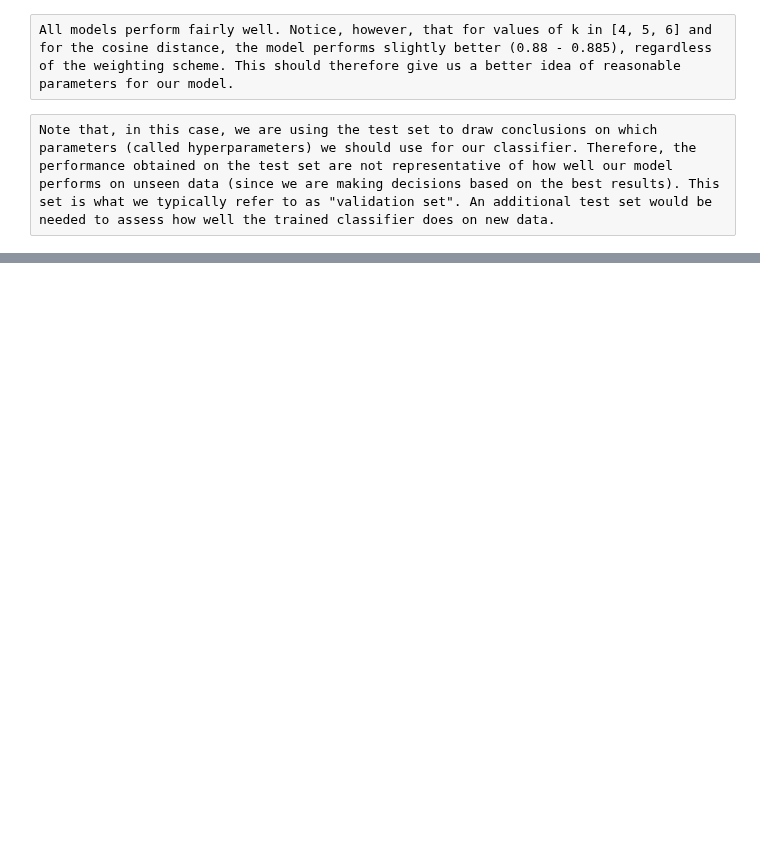
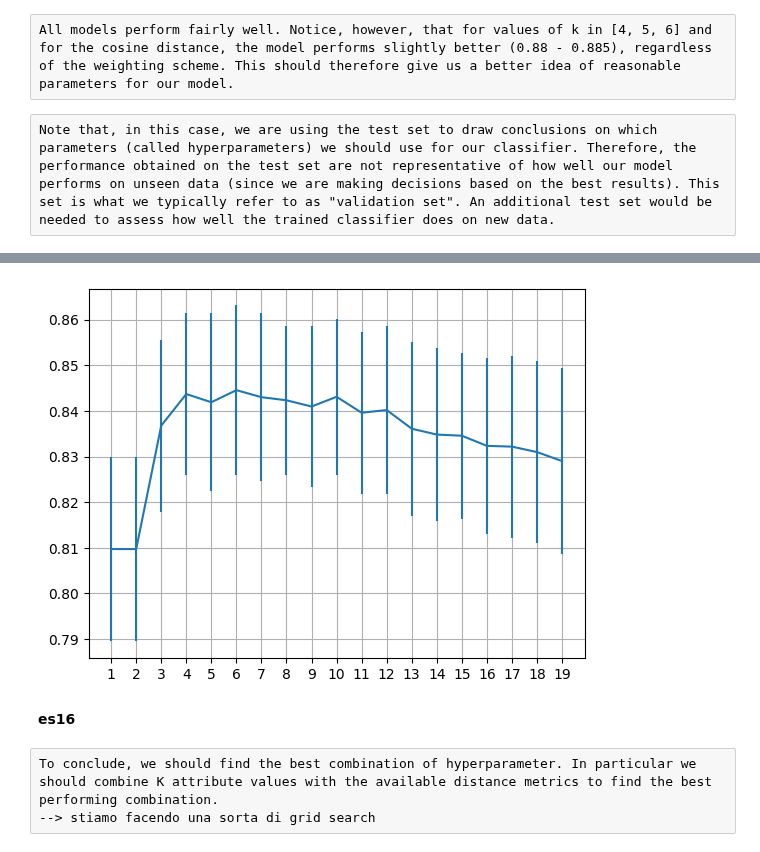
Before and after one commit to letiBri/DS-ML, a Jupyter notebook: LAB03/LAB03.ipynb, the cells around one changed output, grey strips where cells are left out. Cells and saved outputs as stored; diff of their text form; code cells hidden in the pictures; blank space fills up the shorter version.

```diff
--- a/LAB03/LAB03.ipynb
+++ b/LAB03/LAB03.ipynb
@@ -868,0 +982,26 @@ Note that, in this case, we are using the test set to draw conclusions on which
+# %%
+n_runs = 20 # quante volte riprovo le combinazioni di train e test set
+neighs = range(1, 20) # quanti vicini considero per il knn
+
+# create an array to save all single results
+perf = np.empty((n_runs, len(neighs)))
+
+for run in range(n_runs):
+    # create a new train/test split
+    np.random.shuffle(mask)
+    X_train = X[mask]
+    X_test = X[~mask]
+    y_train = y[mask]
+    y_test = y[~mask]
+
+    # scale the feature values
+    mean = np.mean(X_train, axis=0)
+    std = np.std(X_train, axis=0)
+    X_train_scaled = (X_train - mean) / std
+    X_test_scaled = (X_test - mean) / std
+
+    # run the classifier multiple times and store the result of each run
+    for i, n_neigh in enumerate(neighs):
+        knn_model = KNearestNeighbors4(n_neigh, "euclidean", "uniform")
+        knn_model.fit(X_train_scaled, y_train)
+        perf[run, i] = accuracy_score(y_test, knn_model.predict(X_test_scaled))
@@ -868,0 +1010,13 @@ Note that, in this case, we are using the test set to draw conclusions on which
+# %%
+fig, ax = plt.subplots()
+
+ax.errorbar(neighs, perf.mean(axis=0), perf.std(axis=0))
+ax.set_xticks(neighs);
+ax.grid()
+# %% [output]
+[figure, added]
+# %% [markdown]
+**es16**
+# %% [raw]
+To conclude, we should find the best combination of hyperparameter. In particular we should combine K attribute values with the available distance metrics to find the best performing combination.
+--> stiamo facendo una sorta di grid search
```
Also changed, not shown: parts of 80 cells of this notebook.
